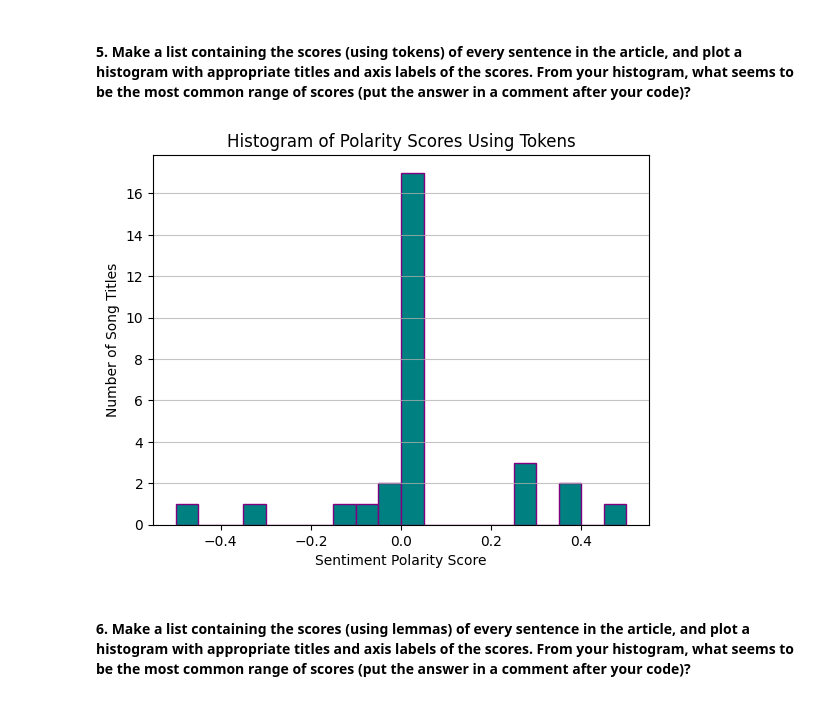
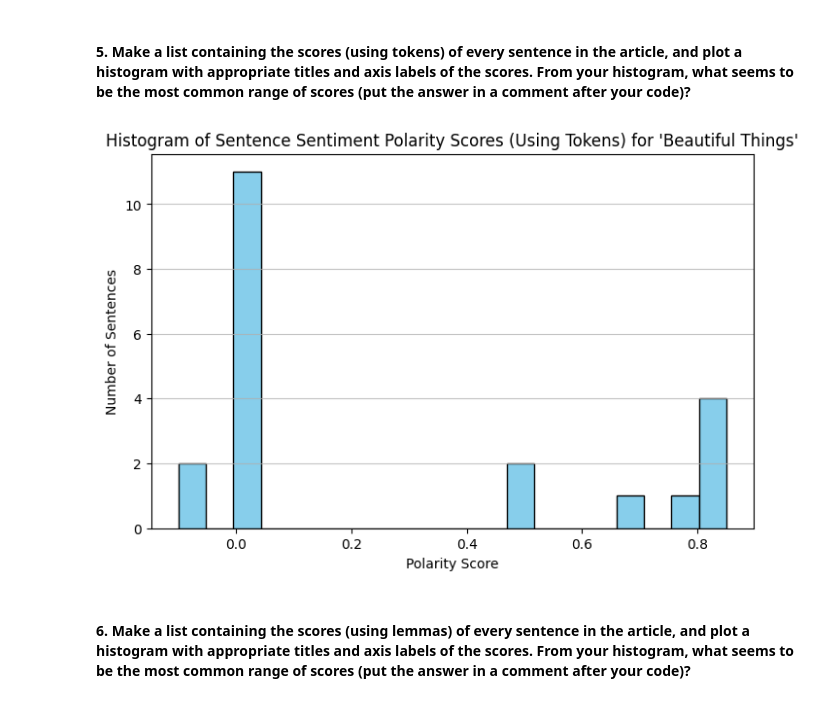
Before and after one commit to kjleopold/article-summarizer, a Jupyter notebook: article-summarizer.ipynb, the cells around one changed output. Cells and saved outputs as stored; diff of their text form; code cells hidden in the pictures.

```diff
--- a/article-summarizer.ipynb
+++ b/article-summarizer.ipynb
@@ -85,0 +79,17 @@ Tracks saved to top_hits_2000s.pkl
+# %%
+# Get top 10 songs
+# Load JSON file
+with open('top_hits_2025.json', 'r', encoding='utf-8') as f:
+    data = json.load(f)
+
+# Get the list of tracks
+items = data.get('items', [])
+
+# Go through the top 5 songs and print
+for i, item in enumerate(items[:15]):
+    track_info = item.get('track', {})
+    track_name = track_info.get('name', 'Unknown Track')
+    artists = [artist['name'] for artist in track_info.get('artists', [])]
+    artist_names = ', '.join(artists)
+
+    print(f"{i+1}. {track_name} by {artist_names}")
@@ -216,40 +289,38 @@ Top 5 most frequent lemmas in song titles:
 # %% [markdown]
 #### 5. Make a list containing the scores (using tokens) of every sentence in the article, and plot a histogram with appropriate titles and axis labels of the scores. From your histogram, what seems to be the most common range of scores (put the answer in a comment after your code)?
 # %%
-# Load song data from pickle
-with open("top_hits_2000s.pkl", "rb") as f:
-    data = pickle.load(f)
+# Load spaCy model and add pipe
+nlp = spacy.load("en_core_web_sm")
+nlp.add_pipe("spacytextblob")
 
-# Extract song titles
-titles = [item["track"]["name"] for item in data["items"] if item["track"]]
+filename = f"{safe_title}.json"
 
-# Combine titles into one text string
-text = " ".join(titles)
+with open(filename, 'r', encoding='utf-8') as f:
+    song_data = json.load(f)
 
-# Load spaCy model
-nlp = spacy.load("en_core_web_sm")
+lyrics = song_data.get("lyrics", "")
 
-# Process text
-doc = nlp(text)
+# Process full lyrics
+doc = nlp(lyrics)
 
-# Get sentiment polarity scores per song using TextBlob
-sentence_scores = []
+# Get polarity scores for each sentence by processing each sentence text individually
+sentence_scores_tokens = []
 for sent in doc.sents:
-    blob = TextBlob(sent.text)
-    polarity = blob.sentiment.polarity  # between -1 (negative) and 1 (positive)
-    sentence_scores.append(polarity)
+    sent_doc = nlp(sent.text)
+    sentence_scores_tokens.append(sent_doc._.polarity)
 
-# Plot histogram of sentence polarity scores
-plt.hist(sentence_scores, bins=20, color='teal', edgecolor='purple')
-plt.title('Histogram of Polarity Scores Using Tokens')
-plt.xlabel('Sentiment Polarity Score')
-plt.ylabel('Number of Song Titles')
+# Plot histogram
+plt.figure(figsize=(8,5))
+plt.hist(sentence_scores_tokens, bins=20, color='skyblue', edgecolor='black')
+plt.title(f"Histogram of Sentence Sentiment Polarity Scores (Using Tokens) for '{song_data.get('title')}'")
+plt.xlabel("Polarity Score")
+plt.ylabel("Number of Sentences")
 plt.grid(axis='y', alpha=0.75)
 plt.show()
 
-# From the histogram, the most common range of scores seems to be around 0 (neutral to slightly positive). For song titles, this would be an expected outcome.
+# Based on the histogram, the most common range of scores appears to be around 0 to 0.1
 # %% [output]
-[figure, old version]
+[figure, new version]
 # %% [markdown]
 #### 6. Make a list containing the scores (using lemmas) of every sentence in the article, and plot a histogram with appropriate titles and axis labels of the scores.  From your histogram, what seems to be the most common range of scores (put the answer in a comment after your code)?
 # %%
```
Also changed, not shown: parts of 22 cells of this notebook, 7 other files.
